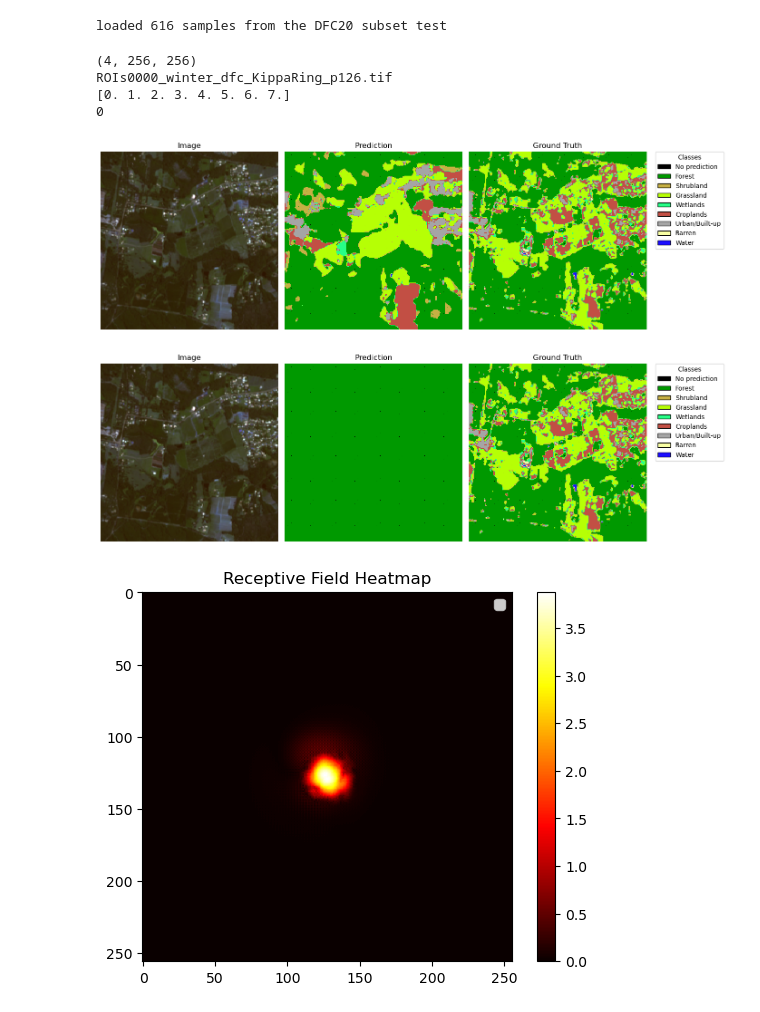
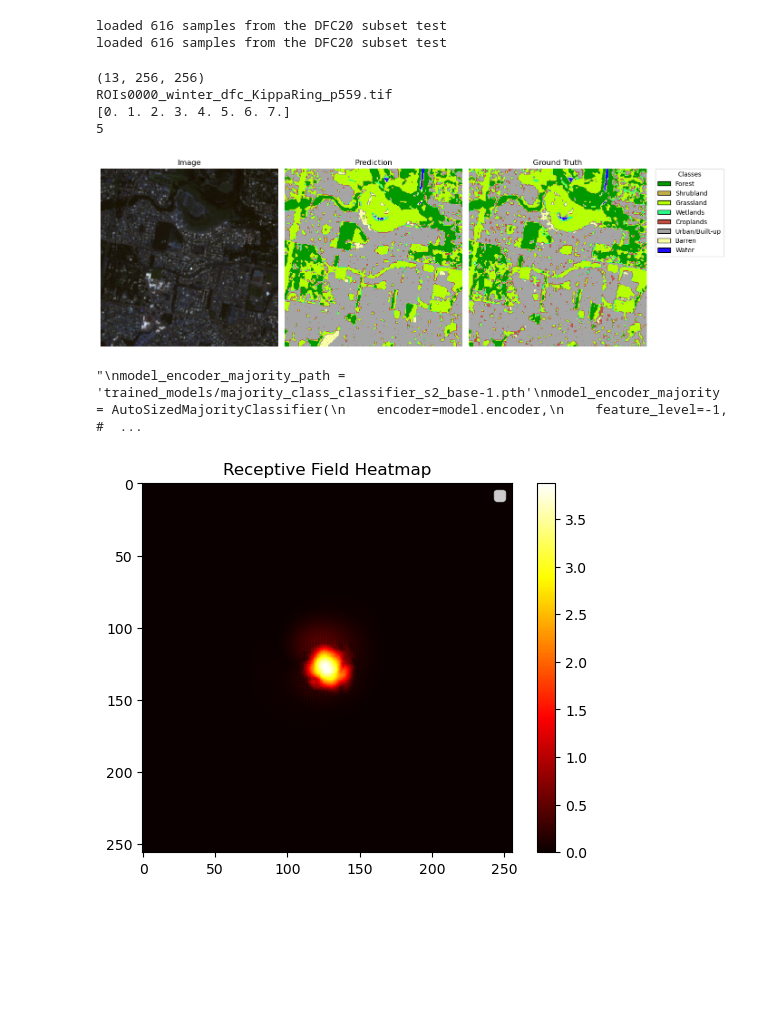
Before and after one commit to hpfref/The-Role-of-Spatial-Context-in-Deep-Learning-based-Semantic-Segmentation-of-Remote-Sensing-Imagery, a Jupyter notebook: dfc20/visualize.ipynb, the cells around one changed output. Saved outputs shown, nothing was run; the diff lists cells and outputs as text; code cells hidden in the pictures; blank space fills up the shorter version.

Commit message:
final base model and first experiments

```diff
--- a/dfc20/visualize.ipynb
+++ b/dfc20/visualize.ipynb
@@ -15,9 +16,11 @@ from models.majority_classifier import *
 # %%
 path = "./data"
 #ds = ds.DFC20(path, subset="test", use_s1 = True, use_s2_hr=False, normalize=True) #s1
-ds = ds.DFC20(path, subset="test", use_s1 = False, use_s2_hr=True, normalize=True) #s2
+ds = dataset.DFC20(path, subset="test", use_s1 = False, use_s2_all=True, normalize=True, standardize=False) #s2
+ds_stand = dataset.DFC20(path, subset="test", use_s1 = False, use_s2_all=True, normalize=False, standardize=True) #s2
 # %% [output]
 loaded 616 samples from the DFC20 subset test
+loaded 616 samples from the DFC20 subset test
 # %%
 def predict_patch(model, image):
     model.eval()  # Set model to evaluation mode
@@ -37,17 +40,14 @@ def predict_patch(model, image):
 
     return pred
 # %%
-def visualize_rgb_prediction_label(patch, model=None, model_is_majority=False, sensor='s2'):
+def visualize_rgb_prediction_label(patch, patch_stand=None, model=None, model_is_majority=False, model_is_stand=False, sensor='s2'):
     class_info = ds.class_info
 
     # Extract appropriate bands for visualization
     if sensor == 's2':
-        image = patch['image'][:3]  # RGB bands for Sentinel-2
+        image = patch['image'][1:4]  # RGB bands for Sentinel-2
     elif sensor == 's1':
         image = patch['image'][:2]  # VV and VH for Sentinel-1
-        # log!
-        #image = (image - image.min(axis=(1, 2), keepdims=True)) / \
-        #        (image.max(axis=(1, 2), keepdims=True) - image.min(axis=(1, 2), keepdims=True) + 1e-6)
         r, g = image[0], image[1]
         b = (r + g) / 2
         image = np.stack([r, g, b], axis=0)
@@ -68,15 +68,18 @@ def visualize_rgb_prediction_label(patch, model=None, model_is_majority=False, s
 
     # Create a custom colormap for the labels
     from matplotlib.colors import ListedColormap, BoundaryNorm
-    colors = ['black'] + [color for _, color in class_info.values()]  # Add black for -1
+    colors = [color for _, color in class_info.values()]
     cmap = ListedColormap(colors)
-    norm = BoundaryNorm(boundaries=np.arange(-1, len(class_info)+1), ncolors=len(colors))
+    norm = BoundaryNorm(boundaries=np.arange(len(class_info) + 1), ncolors=len(colors))
 
     # Get prediction
     if model is not None:
         model.eval()
         with torch.no_grad():
-            input_tensor = torch.tensor(patch['image']).unsqueeze(0).to(next(model.parameters()).device)
+            if model_is_stand:
+                input_tensor = torch.tensor(patch_stand['image']).unsqueeze(0).to(next(model.parameters()).device)
+            else:
+                input_tensor = torch.tensor(patch['image']).unsqueeze(0).to(next(model.parameters()).device)
             output = model(input_tensor)
 
             if model_is_majority:
@@ -89,9 +92,9 @@ def visualize_rgb_prediction_label(patch, model=None, model_is_majority=False, s
                 output = torch.argmax(output, dim=1)
                 pred = output.squeeze(0).cpu().numpy().astype(np.int32)
     else:
-        pred = np.full_like(patch['label'], fill_value=-1, dtype=np.int32)  # Use -1 for no prediction
+        pred = np.zeros_like(patch['label'], dtype=np.int32)  # fallback
 
-    # Show prediction with special color for -1
+    # Show prediction
     ax[1].imshow(pred, cmap=cmap, norm=norm)
     ax[1].set_title('Prediction')
     ax[1].axis('off')
@@ -101,44 +104,50 @@ def visualize_rgb_prediction_label(patch, model=None, model_is_majority=False, s
     ax[2].set_title('Ground Truth')
     ax[2].axis('off')
 
-    # Create legend
+    # Create legend — no "no prediction" label
     from matplotlib.patches import Patch
-    legend_elements = [Patch(facecolor='black', edgecolor='black', label='No prediction')] + \
-                      [Patch(facecolor=color, edgecolor='black', label=name) for name, color in class_info.values()]
+    legend_elements = [
+        Patch(facecolor=color, edgecolor='black', label=name)
+        for name, color in class_info.values()
+    ]
     plt.legend(handles=legend_elements, bbox_to_anchor=(1.05, 1), loc='upper left', borderaxespad=0., title="Classes")
 
     plt.tight_layout()
     plt.show()
 # %%
-patch = ds.__getitem__(500) # 25,500 bad label example (city)
+patch_index = 550 # 25,500 bad label example (city), 550 cropland dots warum? (wie ist ground truth entstanden)
+patch = ds.__getitem__(patch_index)
 print(patch["image"].shape)
 print(patch["id"])
 print(np.unique(patch["label"]))
 print(patch["majority_class"])
 
+patch_stand = ds_stand.__getitem__(patch_index)
+
 model_path = 'trained_models/unet_s2_base.pth'
-model = UNetSmall(n_channels=4)  # n_channels based on model
+model = UNetBase(n_channels=13)  # n_channels based on model
 model.load_state_dict(torch.load(model_path))
 
 #visualize_rgb_prediction_label(patch, model=None, sensor='s1') #s1
-visualize_rgb_prediction_label(patch, model=model, sensor='s2') #s2
-
+visualize_rgb_prediction_label(patch, patch_stand=patch_stand, model=model, model_is_stand=True, sensor='s2') #s2
+"""
 model_encoder_majority_path = 'trained_models/majority_class_classifier_s2_base-1.pth'
 model_encoder_majority = AutoSizedMajorityClassifier(
     encoder=model.encoder,
     feature_level=-1,   # bottleneck output -1, or -2 for previous, etc.
     target_head_params=500
 )
 model_encoder_majority.load_state_dict(torch.load(model_encoder_majority_path))
 
-visualize_rgb_prediction_label(patch, model=model_encoder_majority, model_is_majority=True)
+visualize_rgb_prediction_label(patch, patch_stand=patch_stand, model=model_encoder_majority, model_is_stand=True, model_is_majority=True)
+"""
 # %% [output]
-(4, 256, 256)
-ROIs0000_winter_dfc_KippaRing_p126.tif
+(13, 256, 256)
+ROIs0000_winter_dfc_KippaRing_p559.tif
 [0. 1. 2. 3. 4. 5. 6. 7.]
-0
+5
-[figure, old version]
+[figure, new version]
-[figure, removed]
+"\nmodel_encoder_majority_path = 'trained_models/majority_class_classifier_s2_base-1.pth'\nmodel_encoder_majority = AutoSizedMajorityClassifier(\n    encoder=model.encoder,\n    feature_level=-1,   #  ...
 # %%
 def compute_receptive_field(model, input_shape=(1, 4, 128, 128), output_pos=(0, 0, 64, 64), threshold_factor=0.01, visualize=True): # gradient-based!!!
     model.eval()
```
Also changed, not shown: parts of 1 cell of this notebook, 40 other files.
